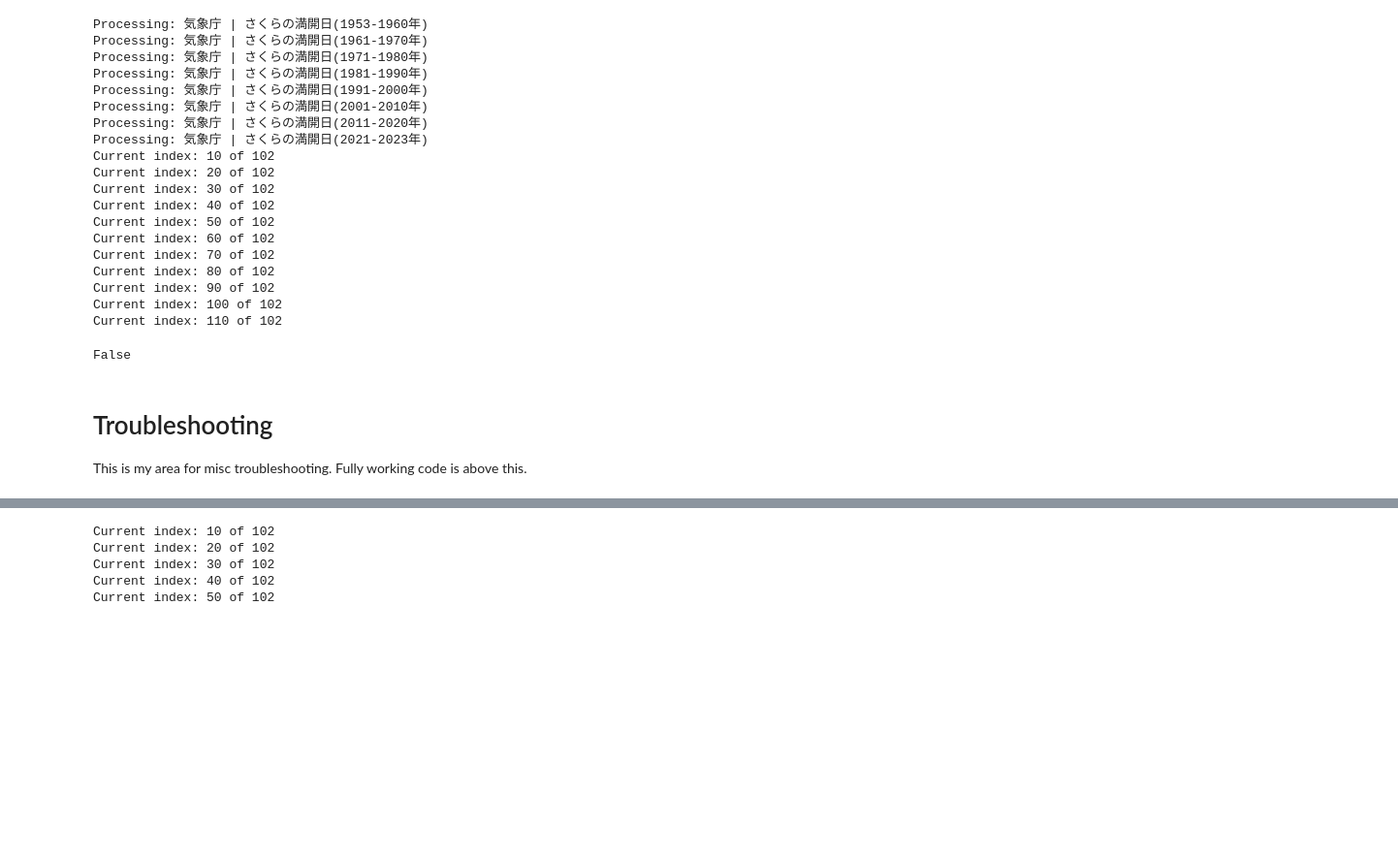
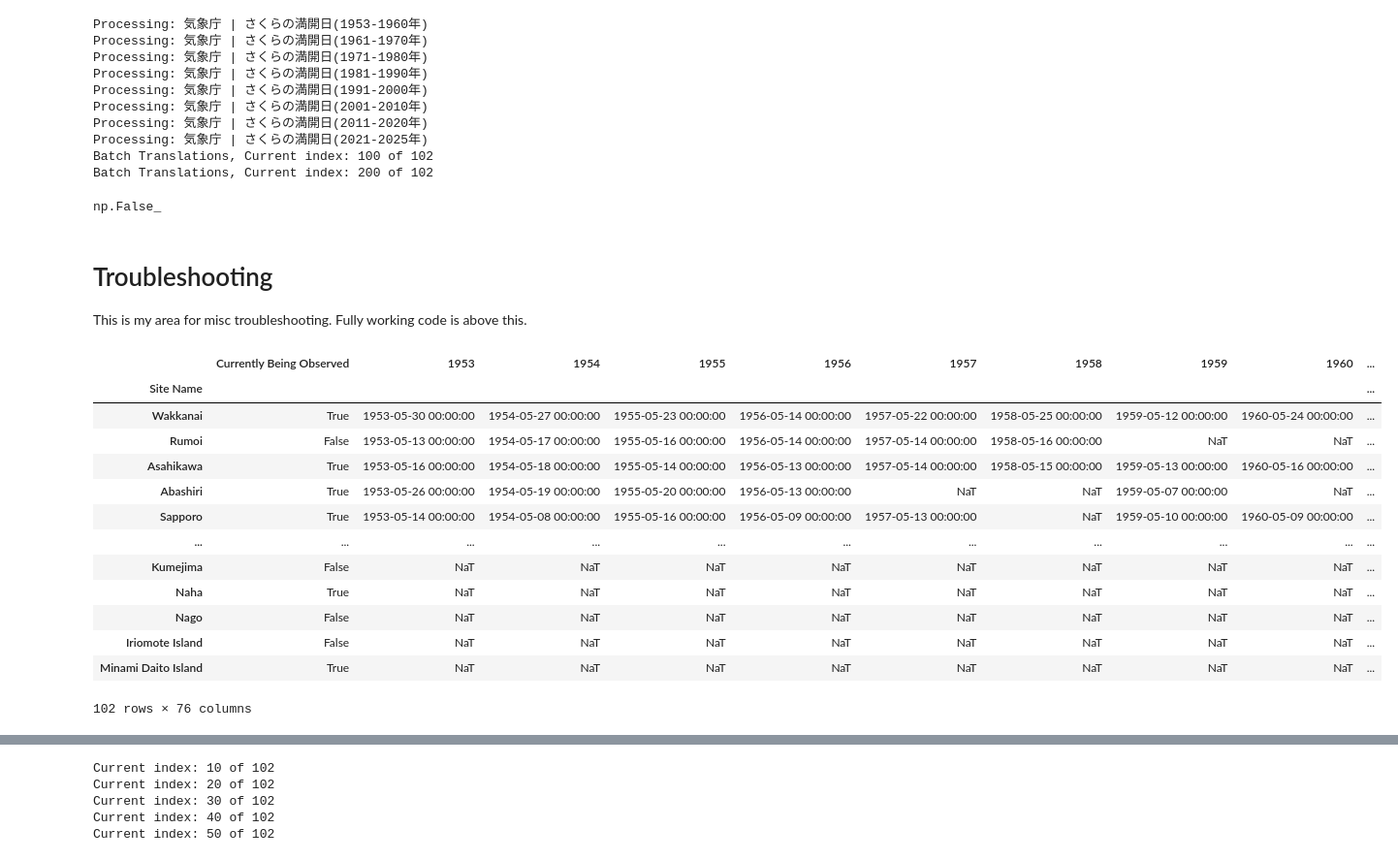
Before and after one commit to rglasnap/python-notebooks, a Jupyter notebook: Sakura_Data_Processing_JMA.ipynb, the cells around one changed output, grey strips where cells are left out. Shown at 97% size. Drawn from its saved outputs; the diff is of its cells as text; code cells hidden in the pictures; blank space fills up the shorter version.

```diff
--- a/Sakura_Data_Processing_JMA.ipynb
+++ b/Sakura_Data_Processing_JMA.ipynb
@@ -40,16 +41,19 @@ from googletrans import Translator
 # Workaround because I'm on an old version of pandas
 pd.set_option("display.max_colwidth", 10000)
 # %%
-def batch_translation(df, column_src, batch_size=100):
+async def batch_translation(df, column_src, batch_size=100):
     idx = 0
     while idx < df[column_src].size:
         # Spawn a new translator session to see if that gets past the 429 code from Google.
-        translator = Translator()
-        translator.raise_Exception = True
-        df.loc[idx:idx+batch_size-1,column_src] = df.loc[idx:idx+batch_size-1,column_src].apply(translator.translate, src='ja').apply(getattr, args=('text',))
-        idx = idx+batch_size
-        print(f"Current index: {idx} of {df[column_src].size}")
-        time.sleep(10)
+        async with Translator() as translator:
+            translator.raise_Exception = True
+            untranslated = df.loc[idx:idx+batch_size-1,column_src].to_list()
+            translations = await translator.translate(untranslated)
+            translated_list = [translated.text for translated in translations]
+            df.loc[idx:idx+batch_size-1,column_src] = translated_list
+            idx = idx+batch_size
+            print(f"Batch Translations, Current index: {idx} of {df[column_src].size}")
+            time.sleep(10)
 # %%
 def extract_sakura_data(url,batch=False,pause_length=2):
     #colspecs = [(0,5),(5,9),(9,16),(16,23),(23,30),(30,37),(37,44),(44,51),(51,58),(58,65),(65,72),(72,78),(78,86),(86,None)]
@@ -58,7 +62,7 @@ def extract_sakura_data(url,batch=False,pause_length=2):
     if batch:
         time.sleep(pause_length)
     bloom_req = requests.get(url)
-    bloom_content = BeautifulSoup(bloom_req.content, 'lxml')
+    bloom_content = BeautifulSoup(bloom_req.content, "lxml")
 
     print(f"Processing: {bloom_content.title.text}")
     # Convert the text table to a string IO so that pandas can read it in.
@@ -71,7 +75,7 @@ def extract_sakura_data(url,batch=False,pause_length=2):
             break;
 
     #Find all of the character locations of each year
-    year_iter = re.finditer("\d{4}", line)
+    year_iter = re.finditer(r"\d{4}", line)
     year_indices = [(m.start(0),m.end(0)+3) for m in year_iter]
 
     #Pick the ending character of the last year so we can add the last two columns.
@@ -91,8 +95,12 @@ def extract_sakura_data(url,batch=False,pause_length=2):
     if debug_print:
         print(bloom_string.getvalue())
 
-    bloom_df = pd.read_fwf(bloom_string,header=2,colspecs=dynamic_colspecs,true_values=['*'])
+    # Header example reference (followed by translation).
+    # 地点名　     1953   1954   1955   1956   1957   1958   1959   1960   平年値   代替種目
+    # "Observation Location"  [Year Ranges] "30 Year Average" "Alternate Event"
+    bloom_df = pd.read_fwf(bloom_string,header=0,colspecs=dynamic_colspecs,true_values=['*'])
     if debug_print:
+        print("Dataframe Headers:")
         print(bloom_df.head())
 
     # Get rid of the extra headers that showed up for readability on a web page.
@@ -101,6 +109,7 @@ def extract_sakura_data(url,batch=False,pause_length=2):
     bloom_df[bloom_df.duplicated()]
     bloom_df = bloom_df.drop_duplicates()
 
+    # This should be the Location column.
     bloom_df.drop(bloom_df.loc[bloom_df['地点名'].isna()].index, inplace=True)
     bloom_df.drop(bloom_df[bloom_df['地点名'].str.contains('地点名')].index, inplace=True)
 
@@ -126,18 +135,19 @@ def extract_sakura_data(url,batch=False,pause_length=2):
     # Translate the non date columns
     bloom_df.rename(columns={bloom_df.columns[0]: 'Site Name',
                           'Unnamed: 1': 'Currently Being Observed',
-                          bloom_df.columns[-2]: '30 Year Average 1981-2010',
+                          bloom_df.columns[-2]: '30 Year Average 1991-2020',
                           bloom_df.columns[-1]: 'Notes' }, inplace=True)
 
     bloom_df.set_index('Site Name',inplace=True)
 
     #Fix stray #'s
     # Note: There's probably a better way of doing this, but I haven't found it yet.
-    bloom_df['30 Year Average 1981-2010'] = bloom_df['30 Year Average 1981-2010'].str.replace("#","")
+    bloom_df['30 Year Average 1991-2020'] = bloom_df['30 Year Average 1991-2020'].str.replace("#","")
 
     # Fix the boolean data.
     # There were set values for True, blank got converted into NaN.
-    bloom_df['Currently Being Observed'].fillna(False,inplace=True)
+    with pd.option_context('future.no_silent_downcasting', True):
+        bloom_df['Currently Being Observed'] = bloom_df['Currently Being Observed'].fillna(False)
 
     with pd.option_context('display.max_rows', None):
         if debug_print:
@@ -146,7 +156,7 @@ def extract_sakura_data(url,batch=False,pause_length=2):
     return bloom_df
 
 #TODO: Come up with a more descriptive title that isn't super long.
-def combine_sakura_data(bloom_dfs):
+async def combine_sakura_data(bloom_dfs):
 
     concated = pd.concat(bloom_dfs,axis=1)
     concated.drop_duplicates(inplace=True)
@@ -154,7 +164,7 @@ def combine_sakura_data(bloom_dfs):
     # Translations
     concated = concated.reset_index()
     concated['Site Name'] = concated['Site Name'] + ', 日本'
-    batch_translation(concated,'Site Name',batch_size=10)
+    await batch_translation(concated,'Site Name')
     concated['Site Name'] = concated['Site Name'].str.replace(', Japan', "")
     concated.set_index('Site Name',inplace=True)
 
@@ -219,7 +220,7 @@ full_bloom_urls = ['https://www.data.jma.go.jp/sakura/data/sakura004_00.html',
                      'https://www.data.jma.go.jp/sakura/data/sakura004_07.html']
 
 full_bloom_dfs = [extract_sakura_data(x,batch=True) for x in full_bloom_urls]
-full_bloom = combine_sakura_data(full_bloom_dfs)
+full_bloom = await combine_sakura_data(full_bloom_dfs)
 # %% [output]
 Processing: 気象庁 | さくらの満開日(1953-1960年)
 Processing: 気象庁 | さくらの満開日(1961-1970年)
@@ -228,28 +229,19 @@ Processing: 気象庁 | さくらの満開日(1981-1990年)
 Processing: 気象庁 | さくらの満開日(1991-2000年)
 Processing: 気象庁 | さくらの満開日(2001-2010年)
 Processing: 気象庁 | さくらの満開日(2011-2020年)
-Processing: 気象庁 | さくらの満開日(2021-2023年)
-Current index: 10 of 102
-Current index: 20 of 102
-Current index: 30 of 102
-Current index: 40 of 102
-Current index: 50 of 102
-Current index: 60 of 102
-Current index: 70 of 102
-Current index: 80 of 102
-Current index: 90 of 102
-Current index: 100 of 102
-Current index: 110 of 102
+Processing: 気象庁 | さくらの満開日(2021-2025年)
+Batch Translations, Current index: 100 of 102
+Batch Translations, Current index: 200 of 102
 # %%
 # Sanity checks
 #    Full bloom is *ALWAYS* after the initial bloom. If it's not something somewhere is wrong.
 
 date_cols = [col for col in bloom_start.columns if str.isnumeric(col)]
-broken_dates = full_bloom[date_cols].fillna(pd.Timestamp('2024-01-01')) < bloom_start[date_cols].fillna(pd.Timestamp('1950-01-01'))
+broken_dates = full_bloom[date_cols].fillna(pd.Timestamp('2026-01-01')) < bloom_start[date_cols].fillna(pd.Timestamp('1950-01-01'))
 
 broken_dates.any().any()
 # %% [output]
-False
+np.False_
 # %%
 # Translations Final Fixes
 #bloom_start = bloom_start.rename(index={"Iriomotei sand": "Iriomote Island"},errors="raise")
@@ -260,3 +252,20 @@ full_bloom.to_csv('sakura_full_bloom_dates.csv')
 # %% [markdown]
 # Troubleshooting
 This is my area for misc troubleshooting. Fully working code is above this.
+# %%
+full_bloom
+# %% [output]
+|  | Currently Being Observed | 1953 | 1954 | 1955 | 1956 | 1957 | 1958 | 1959 | 1960 | ... |
+| Site Name |  |  |  |  |  |  |  |  |  | ... |
+| Wakkanai | True | 1953-05-30 00:00:00 | 1954-05-27 00:00:00 | 1955-05-23 00:00:00 | 1956-05-14 00:00:00 | 1957-05-22 00:00:00 | 1958-05-25 00:00:00 | 1959-05-12 00:00:00 | 1960-05-24 00:00:00 | ... |
+| Rumoi | False | 1953-05-13 00:00:00 | 1954-05-17 00:00:00 | 1955-05-16 00:00:00 | 1956-05-14 00:00:00 | 1957-05-14 00:00:00 | 1958-05-16 00:00:00 | NaT | NaT | ... |
+| Asahikawa | True | 1953-05-16 00:00:00 | 1954-05-18 00:00:00 | 1955-05-14 00:00:00 | 1956-05-13 00:00:00 | 1957-05-14 00:00:00 | 1958-05-15 00:00:00 | 1959-05-13 00:00:00 | 1960-05-16 00:00:00 | ... |
+| Abashiri | True | 1953-05-26 00:00:00 | 1954-05-19 00:00:00 | 1955-05-20 00:00:00 | 1956-05-13 00:00:00 | NaT | NaT | 1959-05-07 00:00:00 | NaT | ... |
+| Sapporo | True | 1953-05-14 00:00:00 | 1954-05-08 00:00:00 | 1955-05-16 00:00:00 | 1956-05-09 00:00:00 | 1957-05-13 00:00:00 | NaT | 1959-05-10 00:00:00 | 1960-05-09 00:00:00 | ... |
+| ... | ... | ... | ... | ... | ... | ... | ... | ... | ... | ... |
+| Kumejima | False | NaT | NaT | NaT | NaT | NaT | NaT | NaT | NaT | ... |
+| Naha | True | NaT | NaT | NaT | NaT | NaT | NaT | NaT | NaT | ... |
+| Nago | False | NaT | NaT | NaT | NaT | NaT | NaT | NaT | NaT | ... |
+| Iriomote Island | False | NaT | NaT | NaT | NaT | NaT | NaT | NaT | NaT | ... |
+| Minami Daito Island | True | NaT | NaT | NaT | NaT | NaT | NaT | NaT | NaT | ... |
+102 rows × 76 columns
```
Also changed, not shown: parts of 7 cells of this notebook.
